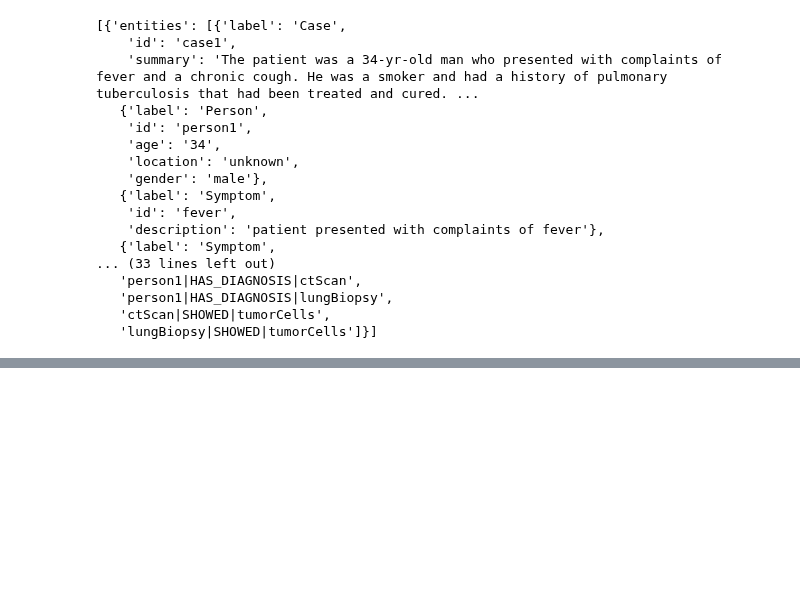
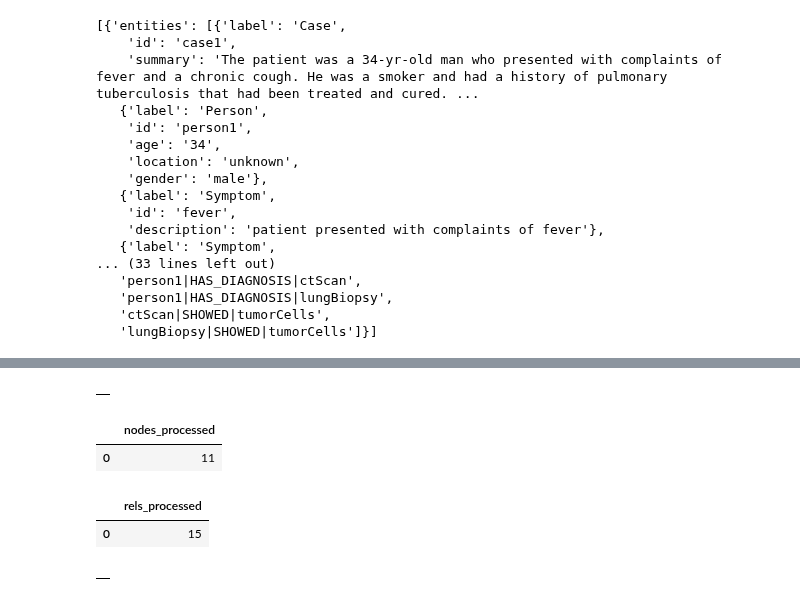
Before and after one commit to lqst/notebooks, a Jupyter notebook: GenAI_Workshop_Jan_24_participants.ipynb, the cells around one changed output, grey strips where cells are left out. Drawn from its saved outputs; the diff is of its cells as text; code cells hidden in the pictures; blank space fills up the shorter version.

```diff
--- a/GenAI_Workshop_Jan_24_participants.ipynb
+++ b/GenAI_Workshop_Jan_24_participants.ipynb
@@ -403,9 +321,0 @@ rel_cyp
-# %%
-# Schema constraints for Neo4j Database
-gds.run_cypher('CREATE CONSTRAINT unique_case_id IF NOT EXISTS FOR (n:Case) REQUIRE n.id IS UNIQUE')
-gds.run_cypher('CREATE CONSTRAINT unique_person_id IF NOT EXISTS FOR (n:Person) REQUIRE (n.id) IS UNIQUE')
-gds.run_cypher('CREATE CONSTRAINT unique_symptom_id IF NOT EXISTS FOR (n:Symptom) REQUIRE (n.id) IS UNIQUE')
-gds.run_cypher('CREATE CONSTRAINT unique_disease_id IF NOT EXISTS FOR (n:Disease) REQUIRE n.id IS UNIQUE')
-gds.run_cypher('CREATE CONSTRAINT unique_bodysys_id IF NOT EXISTS FOR (n:BodySystem) REQUIRE n.id IS UNIQUE')
-gds.run_cypher('CREATE CONSTRAINT unique_diag_id IF NOT EXISTS FOR (n:Diagnosis) REQUIRE n.id IS UNIQUE')
-gds.run_cypher('CREATE CONSTRAINT unique_biological_id IF NOT EXISTS FOR (n:Biological) REQUIRE n.id IS UNIQUE')
@@ -414,4 +321,0 @@ gds.run_cypher('CREATE CONSTRAINT unique_biological_id IF NOT EXISTS FOR (n:Biol
-# %%
-%%time
-for e in ent_cyp:
-    gds.run_cypher(e)
@@ -421,4 +321,0 @@ Wall time: 3.41 s
-# %%
-%%time
-for r in rel_cyp:
-    gds.run_cypher(r)
@@ -428,5 +322,33 @@ Wall time: 8.08 s
+# %%
+gds.run_cypher('CREATE CONSTRAINT unique_entity_id IF NOT EXISTS FOR (n:Entity) REQUIRE n.id IS UNIQUE')
+# %% [output]
+|  |
+# %%
+gds.run_cypher("""
+    unwind $rows as row
+    merge (n:Entity{id: row.id})
+    set n += apoc.map.removeKeys(row, ['id','label'])
+    with n, row
+    call apoc.create.addLabels(id(n),[row.label]) yield node
+    return count(*) as nodes_processed
+""",
+params={'rows': results[0]['entities']})
+# %% [output]
+|  | nodes_processed |
+| 0 | 11 |
+# %%
+gds.run_cypher("""
+    unwind $rows as row
+    with split(row, '|') as r
+    match (a:Entity{id: r[0]}), (b:Entity{id: r[2]})
+    call apoc.merge.relationship(a, r[1], {}, {}, b, {}) yield rel
+    return count(*) as rels_processed
+""",
+params={'rows': results[0]['relationships']})
+# %% [output]
+|  | rels_processed |
+| 0 | 15 |
 # %%
-gds.run_cypher("""
-  MATCH (n)
-  DETACH DELETE n"""
-)
+# gds.run_cypher("MATCH (n) DETACH DELETE n")
+# %% [output]
+|  |
```
Also changed, not shown: parts of 7 cells of this notebook.
